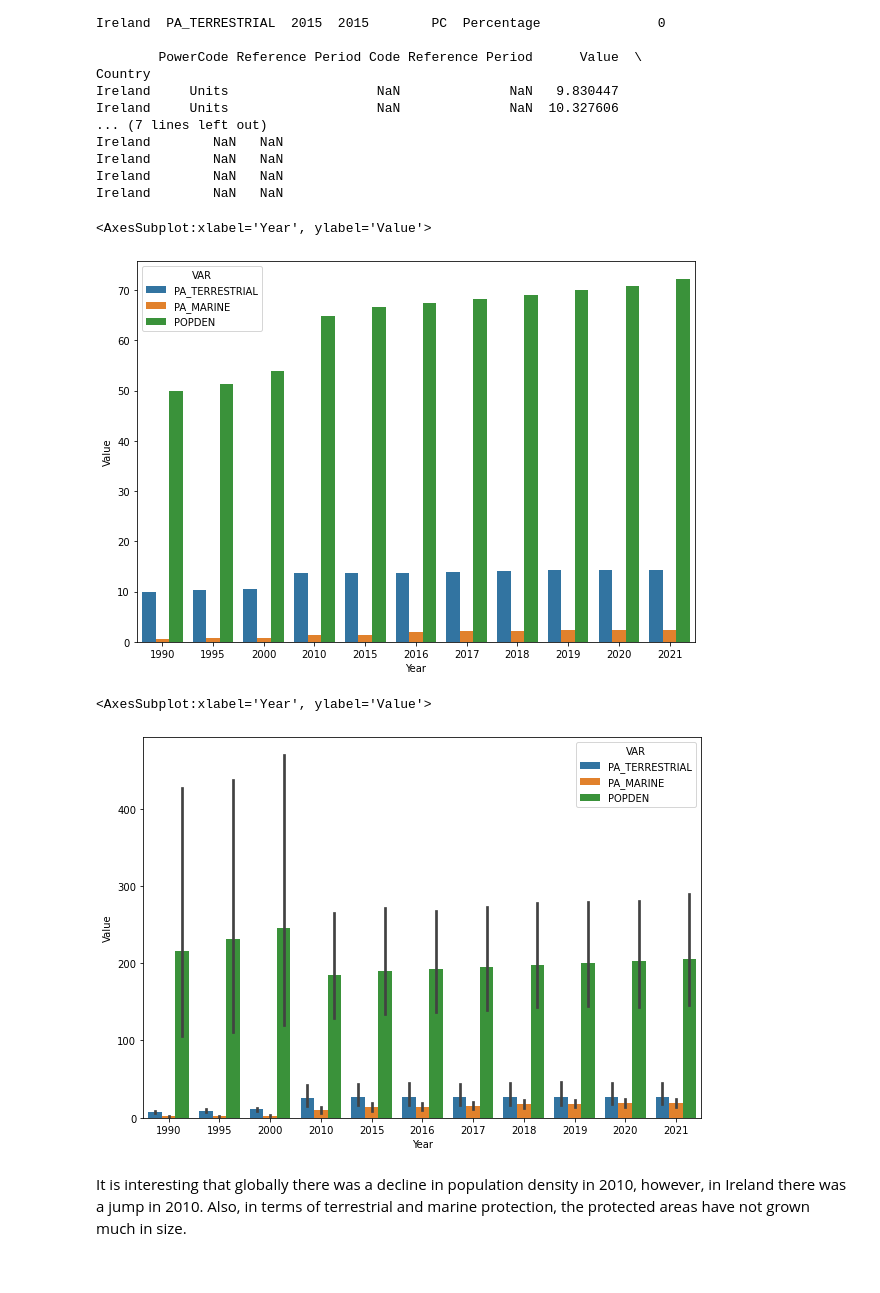
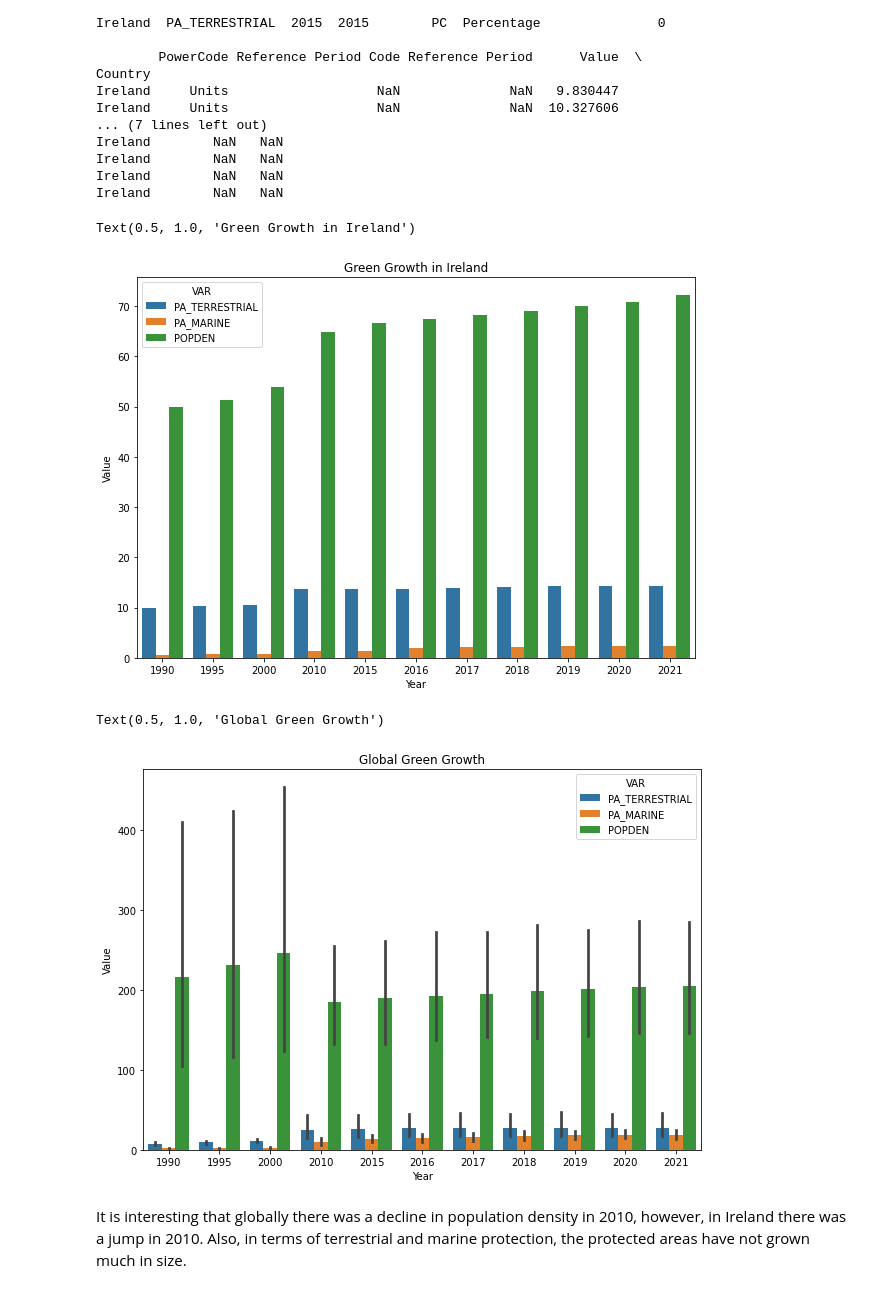
Before and after one commit to BoSuto/Data-analysis-for-business-March-2022-, a Jupyter notebook: Population, Economics & Green Growth.ipynb, the cells around one changed output. Cells and saved outputs as stored; diff of their text form; code cells hidden in the pictures.

```diff
--- a/Population, Economics & Green Growth.ipynb
+++ b/Population, Economics & Green Growth.ipynb
@@ -355,15 +355,17 @@ Ireland        NaN   NaN
 # %%
 fig, ax = plt.subplots(figsize=(10,7))
 sns.barplot(data=green_country_ireland, y='Value', x='Year', hue='VAR')
+plt.title('Green Growth in Ireland')
 # %% [output]
-<AxesSubplot:xlabel='Year', ylabel='Value'>
+Text(0.5, 1.0, 'Green Growth in Ireland')
-[figure, old version]
+[figure, new version]
 # %%
 fig, ax = plt.subplots(figsize=(10,7))
 sns.barplot(data=green, y='Value', x='Year', hue='VAR')
+plt.title('Global Green Growth')
 # %% [output]
-<AxesSubplot:xlabel='Year', ylabel='Value'>
+Text(0.5, 1.0, 'Global Green Growth')
-[figure, old version]
+[figure, new version]
 # %% [markdown]
 It is interesting that globally there was a decline in population density in 2010, however, in Ireland there was a jump in 2010. Also, in terms of terrestrial and marine protection, the protected areas have not grown much in size.
 # %% [markdown]
```
Also changed, not shown: parts of 18 cells of this notebook.
